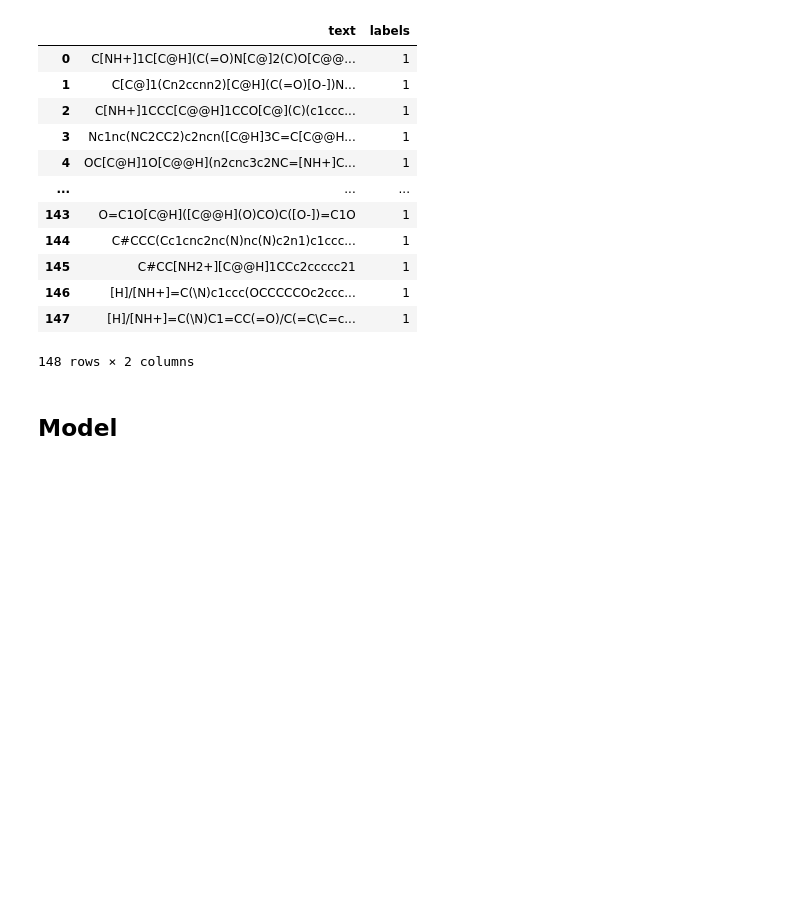
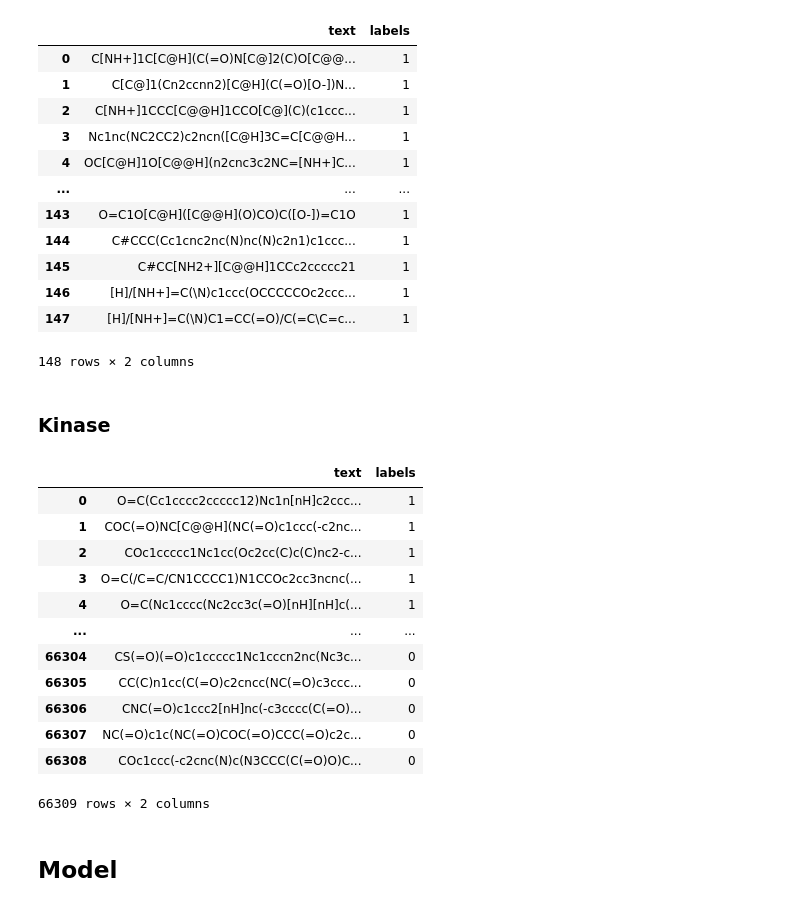
Before and after one commit to ilkersigirci/thesis-work, a Jupyter notebook: notebooks/ChemBERTa/ChemBERTa_finetune.ipynb, the cells around one changed output. Cells and saved outputs as stored; diff of their text form; code cells hidden in the pictures; blank space fills up the shorter version.

Commit message:
kinase finetuning

```diff
--- a/notebooks/ChemBERTa/ChemBERTa_finetune.ipynb
+++ b/notebooks/ChemBERTa/ChemBERTa_finetune.ipynb
@@ -148,3 +150,27 @@ test_df
 | 146 | [H]/[NH+]=C(\N)c1ccc(OCCCCCOc2ccc... | 1 |
 | 147 | [H]/[NH+]=C(\N)C1=CC(=O)/C(=C\C=c... | 1 |
 148 rows × 2 columns
+# %% [markdown]
+### Kinase
+# %%
+import pandas as pd
+
+data_path = "../data/kinase_smiles.csv"
+
+kinase_df = pd.read_csv(data_path)
+kinase_df.columns = ["text", "labels"]
+kinase_df
+# %% [output]
+|  | text | labels |
+| 0 | O=C(Cc1cccc2ccccc12)Nc1n[nH]c2ccc... | 1 |
+| 1 | COC(=O)NC[C@@H](NC(=O)c1ccc(-c2nc... | 1 |
+| 2 | COc1ccccc1Nc1cc(Oc2cc(C)c(C)nc2-c... | 1 |
+| 3 | O=C(/C=C/CN1CCCC1)N1CCOc2cc3ncnc(... | 1 |
+| 4 | O=C(Nc1cccc(Nc2cc3c(=O)[nH][nH]c(... | 1 |
+| ... | ... | ... |
+| 66304 | CS(=O)(=O)c1ccccc1Nc1cccn2nc(Nc3c... | 0 |
+| 66305 | CC(C)n1cc(C(=O)c2cncc(NC(=O)c3ccc... | 0 |
+| 66306 | CNC(=O)c1ccc2[nH]nc(-c3cccc(C(=O)... | 0 |
+| 66307 | NC(=O)c1c(NC(=O)COC(=O)CCC(=O)c2c... | 0 |
+| 66308 | COc1ccc(-c2cnc(N)c(N3CCC(C(=O)O)C... | 0 |
+66309 rows × 2 columns
```
Also changed, not shown: parts of 6 cells of this notebook, 2 other files.
